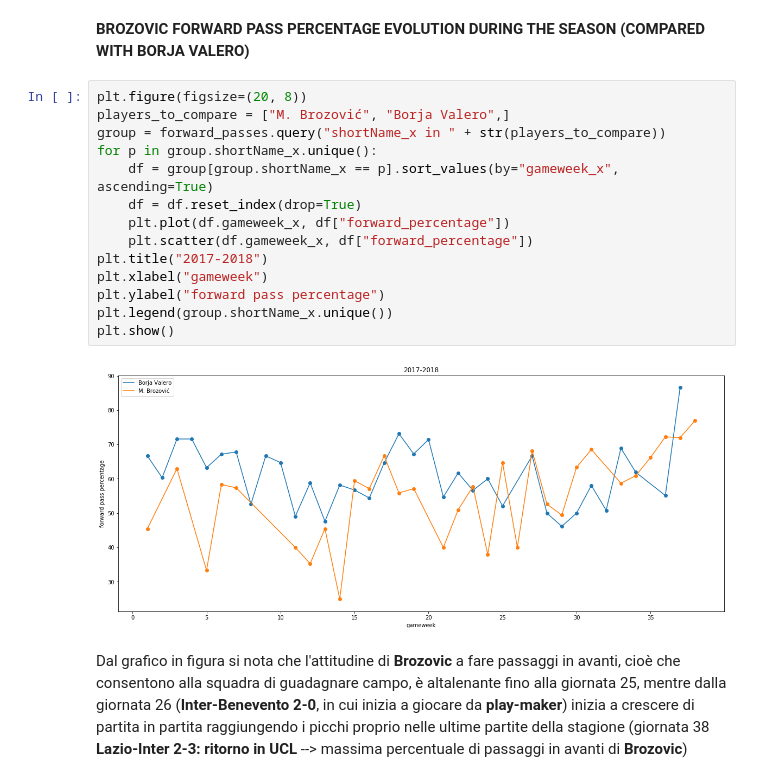
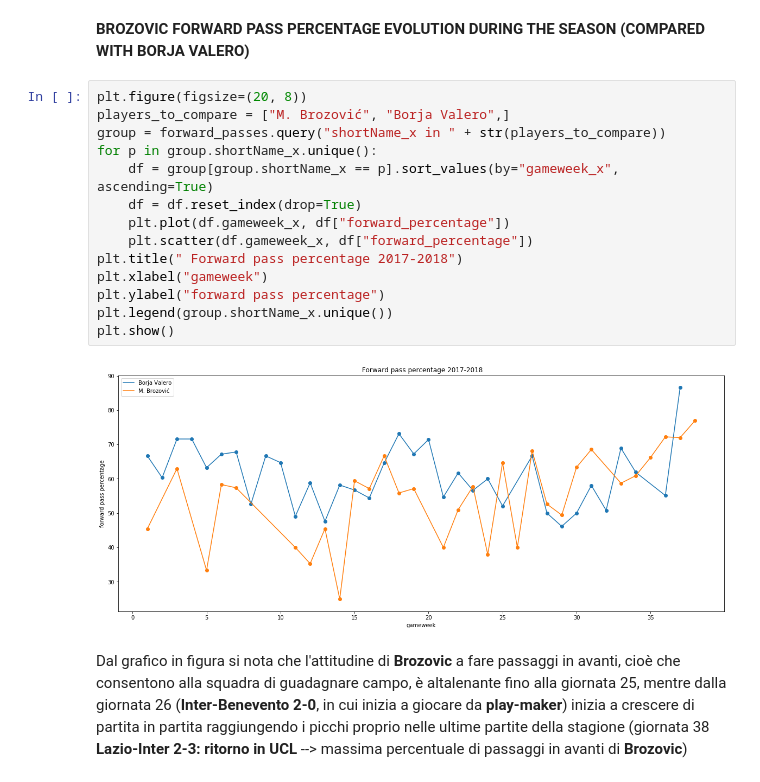
Before and after one commit to maurosamarelli/Inter_2017_2018, a Jupyter notebook: 05 pass_analysis.ipynb, the cells around one changed output. Cells and saved outputs as stored; diff of their text form.

```diff
--- a/05 pass_analysis.ipynb
+++ b/05 pass_analysis.ipynb
@@ -289,19 +289,19 @@ forward_passes.query("playerId == " + str(brozovic.wyId.iloc[0]) + " and matchId
 # %%
 plt.figure(figsize=(20, 8))
 players_to_compare = ["M. Brozović", "Borja Valero",]
 group = forward_passes.query("shortName_x in " + str(players_to_compare))
 for p in group.shortName_x.unique():
     df = group[group.shortName_x == p].sort_values(by="gameweek_x", ascending=True)
     df = df.reset_index(drop=True)
     plt.plot(df.gameweek_x, df["forward_percentage"])
     plt.scatter(df.gameweek_x, df["forward_percentage"])
-plt.title("2017-2018")
+plt.title(" Forward pass percentage 2017-2018")
 plt.xlabel("gameweek")
 plt.ylabel("forward pass percentage")
 plt.legend(group.shortName_x.unique())
 plt.show()
 # %% [output]
-[figure, old version]
+[figure, new version]
 # %% [markdown]
 Dal grafico in figura si nota che l'attitudine di **Brozovic** a fare passaggi in avanti, cioè che consentono alla squadra di guadagnare campo, è altalenante fino alla giornata 25, mentre dalla giornata 26 (**Inter-Benevento 2-0**, in cui inizia a giocare da **play-maker**) inizia a crescere di partita in partita raggiungendo i picchi proprio nelle ultime partite della stagione (giornata 38 **Lazio-Inter 2-3: ritorno in UCL** --> massima percentuale di passaggi in avanti di **Brozovic**)
 # %% [markdown]
```
Also changed, not shown: parts of 5 cells of this notebook.
